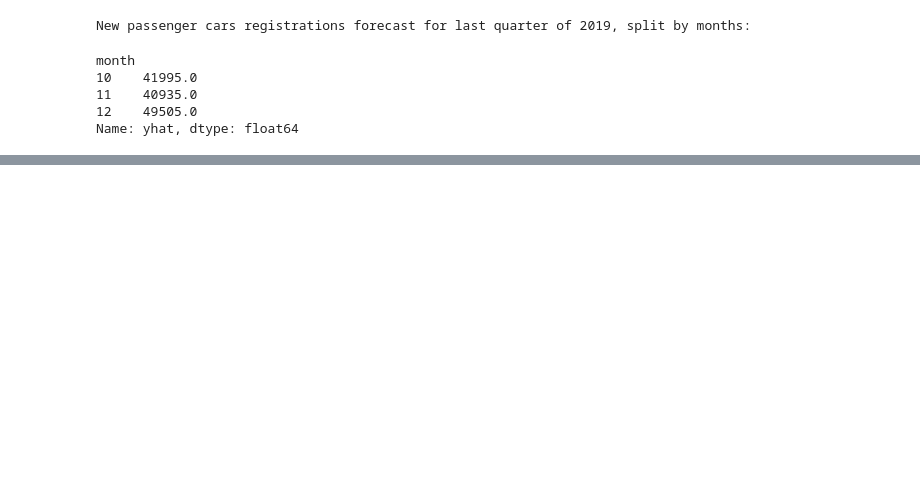
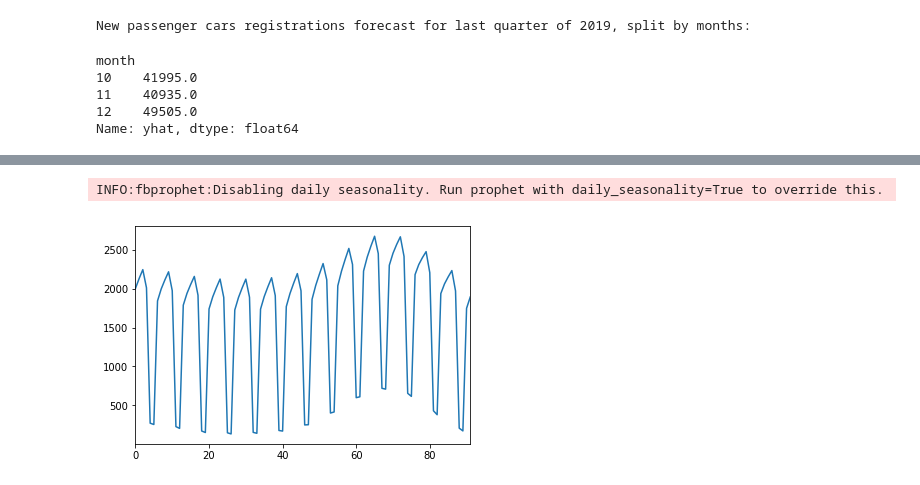
Before and after one commit to pszysz/Daily_registrations, a Jupyter notebook: Daily_regs.ipynb, the cells around one changed output, grey strips where cells are left out. Cells and saved outputs as stored; diff of their text form; code cells hidden in the pictures; blank space fills up the shorter version.

```diff
--- a/Daily_regs.ipynb
+++ b/Daily_regs.ipynb
@@ -173,0 +193,3 @@ Name: yhat, dtype: float64
+# %%
+official_data['y'] = official_data['y'].astype('float')
+official_data.head()
@@ -173,0 +248,9 @@ Name: yhat, dtype: float64
+# %%
+model_official_2 = Prophet()
+model_official_2.fit(official_data)
+future_official = model_official_2.make_future_dataframe(periods=92, freq='D', include_history=False)
+forecast_official_2 = model_official_2.predict(future_official)
+forecast_official_2['yhat'].plot();
+# %% [output]
+INFO:fbprophet:Disabling daily seasonality. Run prophet with daily_seasonality=True to override this.
+[figure, added]
```
Also changed, not shown: parts of 15 cells of this notebook.
